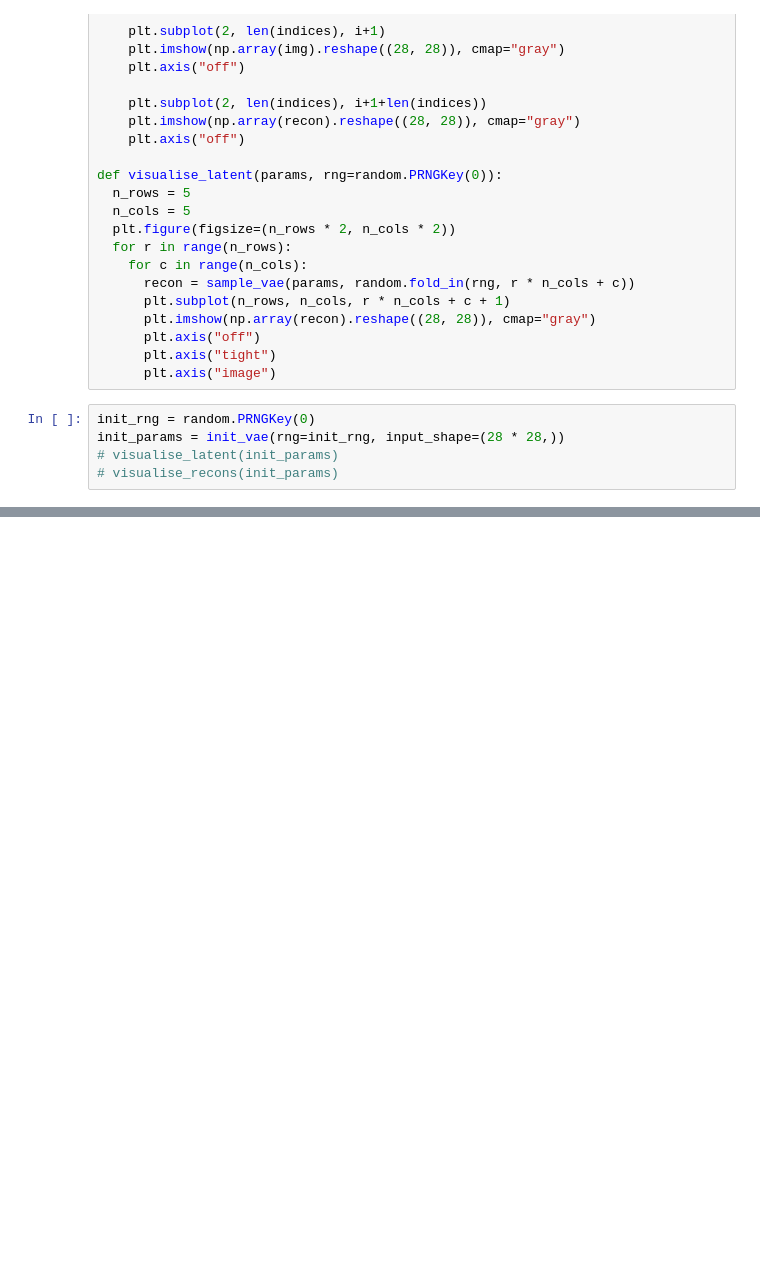
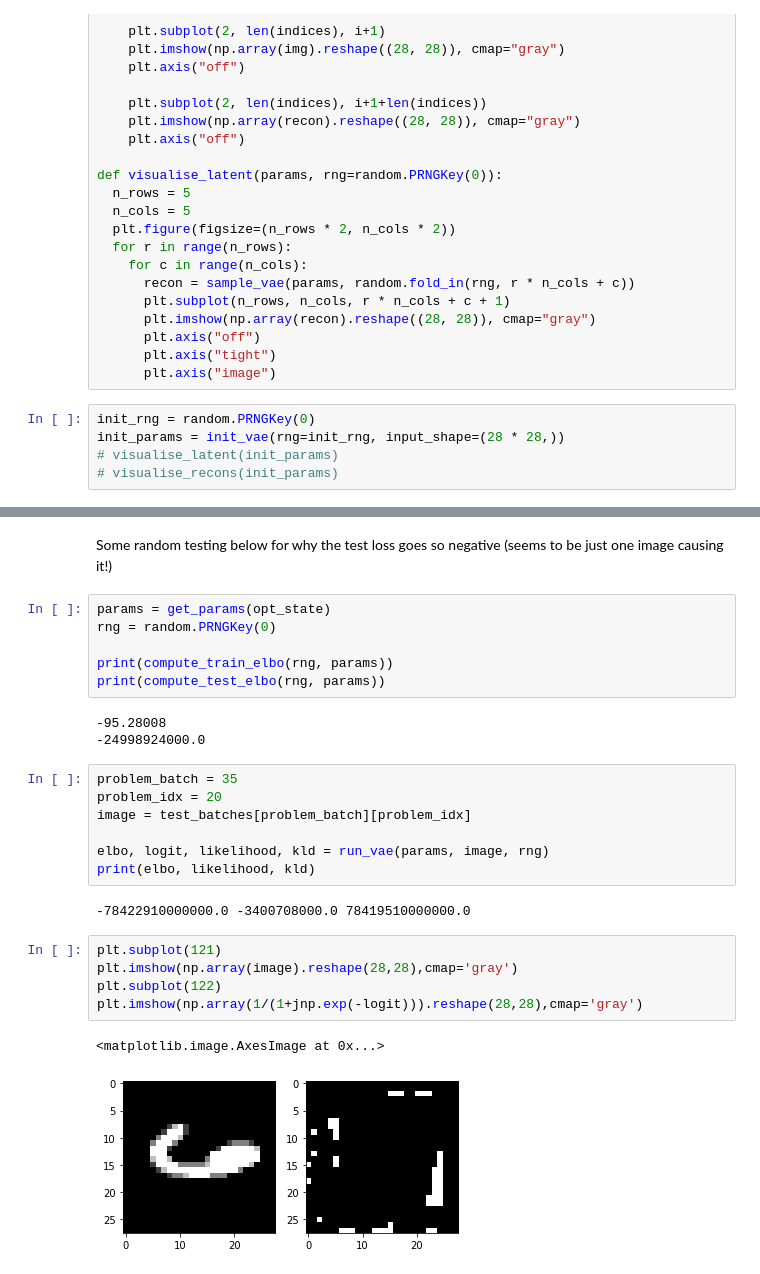
Before and after one commit to ATML-2022-Group6/inference-suboptimality, a Jupyter notebook: test_vae.ipynb, the cells around one changed output, grey strips where cells are left out. Drawn from its saved outputs; the diff is of its cells as text; blank space fills up the shorter version.

Commit message:
More testing

```diff
--- a/test_vae.ipynb
+++ b/test_vae.ipynb
@@ -250,0 +253,28 @@ visualise_latent(get_params(opt_state))
+# %% [markdown]
+Some random testing below for why the test loss goes so negative (seems to be just one image causing it!)
+# %%
+params = get_params(opt_state)
+rng = random.PRNGKey(0)
+
+print(compute_train_elbo(rng, params))
+print(compute_test_elbo(rng, params))
+# %% [output]
+-95.28008
+-24998924000.0
+# %%
+problem_batch = 35
+problem_idx = 20
+image = test_batches[problem_batch][problem_idx]
+
+elbo, logit, likelihood, kld = run_vae(params, image, rng)
+print(elbo, likelihood, kld)
+# %% [output]
+-78422910000000.0 -3400708000.0 78419510000000.0
+# %%
+plt.subplot(121)
+plt.imshow(np.array(image).reshape(28,28),cmap='gray')
+plt.subplot(122)
+plt.imshow(np.array(1/(1+jnp.exp(-logit))).reshape(28,28),cmap='gray')
+# %% [output]
+<matplotlib.image.AxesImage at 0x...>
+[figure, added]
```
Also changed, not shown: parts of 11 cells of this notebook.
